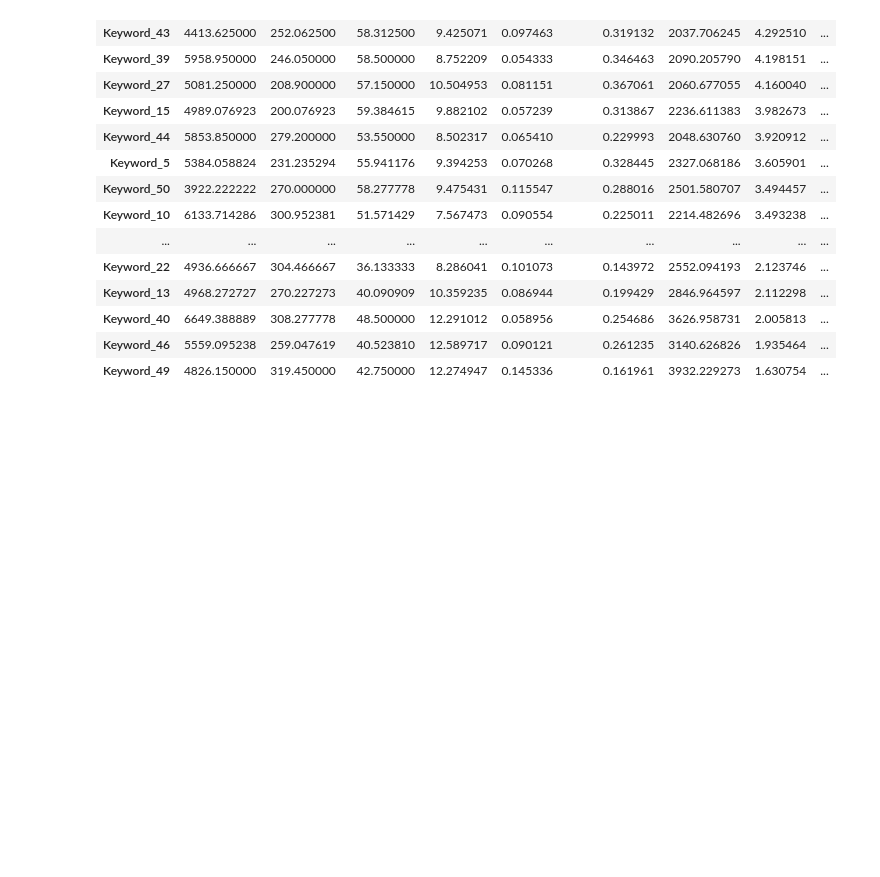
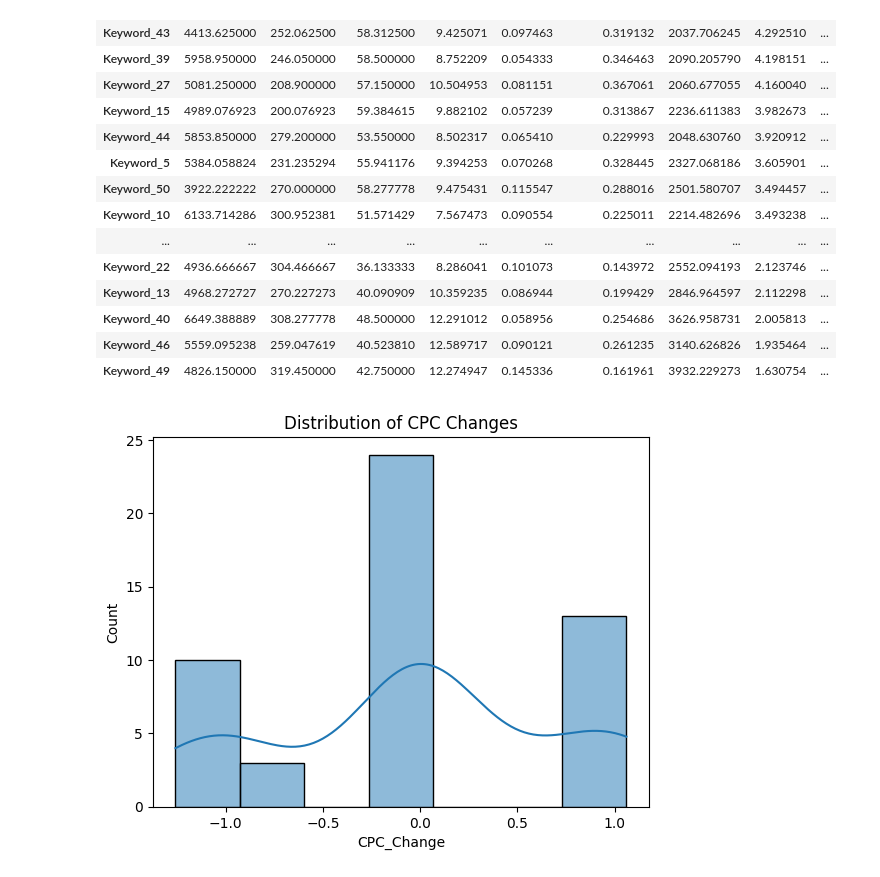
Before and after one commit to MathewLipman/Work-Samples, a Jupyter notebook: Search_Advertising_Chart_Examples.ipynb, the cells around one changed output. Drawn from its saved outputs; the diff is of its cells as text; code cells hidden in the pictures; blank space fills up the shorter version.

```diff
--- a/Search_Advertising_Chart_Examples.ipynb
+++ b/Search_Advertising_Chart_Examples.ipynb
@@ -616,3 +616,12 @@ df.sort_values(['ROAS', 'CTR'], ascending=[False, True])
 | Keyword_40 | 6649.388889 | 308.277778 | 48.500000 | 12.291012 | 0.058956 | 0.254686 | 3626.958731 | 2.005813 | ... |
 | Keyword_46 | 5559.095238 | 259.047619 | 40.523810 | 12.589717 | 0.090121 | 0.261235 | 3140.626826 | 1.935464 | ... |
 | Keyword_49 | 4826.150000 | 319.450000 | 42.750000 | 12.274947 | 0.145336 | 0.161961 | 3932.229273 | 1.630754 | ... |
+# %%
+df['CPC_Percentage_Change'] = (df['CPC_Change'] / df['CPC']) * 100
+# %%
+# Plot distribution of CPC changes
+sns.histplot(data=df, x="CPC_Change", kde=True)
+plt.title("Distribution of CPC Changes")
+plt.show()
+# %% [output]
+[figure, added]
```
Also changed, not shown: parts of 1 cell of this notebook.
